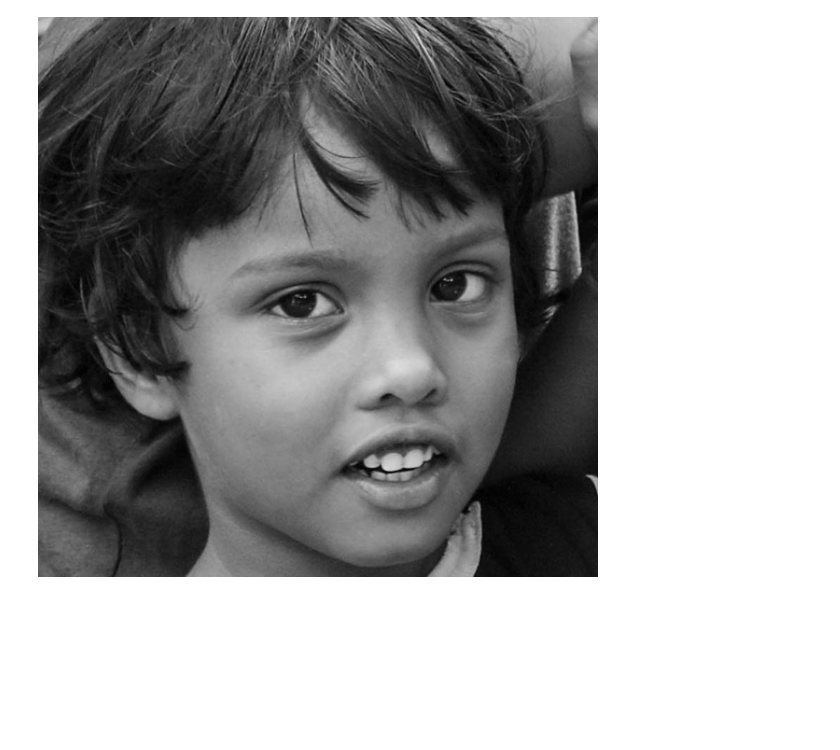
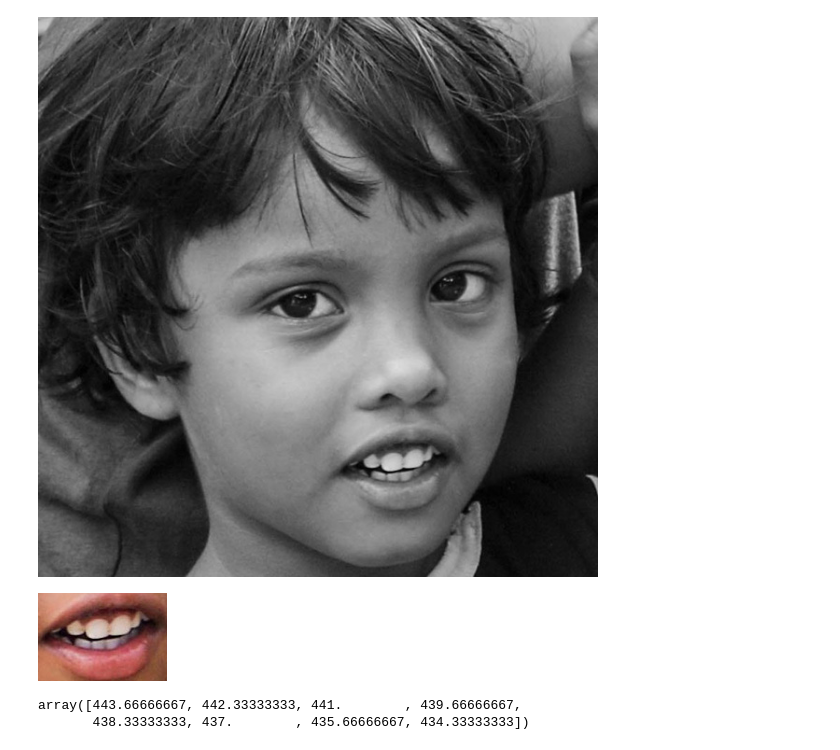
Before and after one commit to hj56775/dlibforbeauty, a Jupyter notebook: dlib_beauty.ipynb, the cells around one changed output. Cells and saved outputs as stored; diff of their text form; code cells hidden in the pictures; blank space fills up the shorter version.

```diff
--- a/dlib_beauty.ipynb
+++ b/dlib_beauty.ipynb
@@ -403,0 +402,43 @@ def line(a,b,x):
+# %%
+#입술 부분 좌표 출력
+#사람 얼굴 -> 입술 부분
+
+def cut_mouth_xy(image):
+  MOUTH = list(range(48, 68))
+
+  gray = cv2.cvtColor(image, cv2.COLOR_BGR2GRAY)   #사진 1개
+
+  rects = detector(gray, 1)
+
+  mouth_list=[]
+
+  for (i, rect) in enumerate(rects):
+      points = np.matrix([[p.x, p.y] for p in predictor(gray, rect).parts()])
+      show_parts = points[MOUTH]
+      for (i, point) in enumerate(show_parts):
+          x = point[0,0]
+          y = point[0,1]
+          mouth_list.append([x,y])
+
+  max_x=0
+  min_x=500
+  max_y=0
+  min_y=500
+  for i in range(len(mouth_list)):
+    if max_x < mouth_list[i][0]:
+      max_x=mouth_list[i][0]
+    if min_x> mouth_list[i][0]:
+      min_x=mouth_list[i][0]
+    if max_y < mouth_list[i][1]:
+      max_y=mouth_list[i][1]
+    if min_y> mouth_list[i][1]:
+      min_y=mouth_list[i][1]
+
+  mouth_list=[min_x,max_x,min_y,max_y]
+
+  return mouth_list
+# %%
+x1,x2,y1,y2=cut_mouth_xy(people_image[0])
+cv2_imshow(people_image[0][y1:y2,x1:x2])
+# %% [output]
+[figure, added]
@@ -403,0 +458,5 @@ def line(a,b,x):
+# %%
+line(lip[0][0],lip[0][1],list(range(lip[0][0][0]+1,lip[0][1][0])))
+# %% [output]
+array([443.66666667, 442.33333333, 441.        , 439.66666667,
+       438.33333333, 437.        , 435.66666667, 434.33333333])
```
Also changed, not shown: parts of 9 cells of this notebook.
